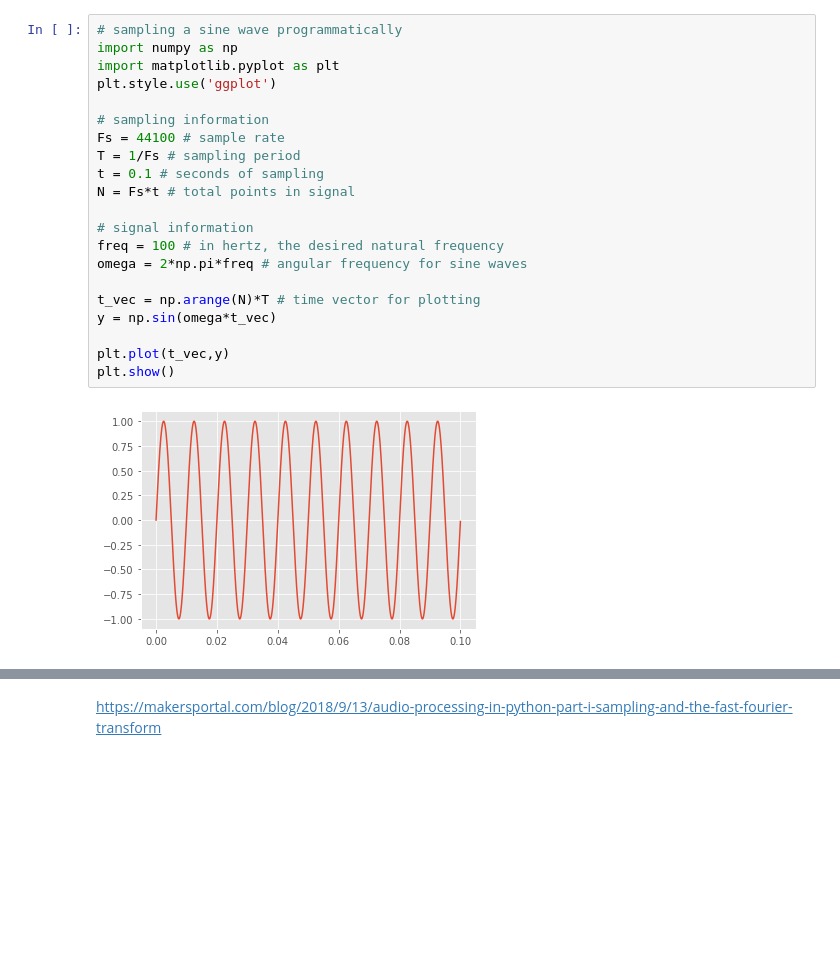
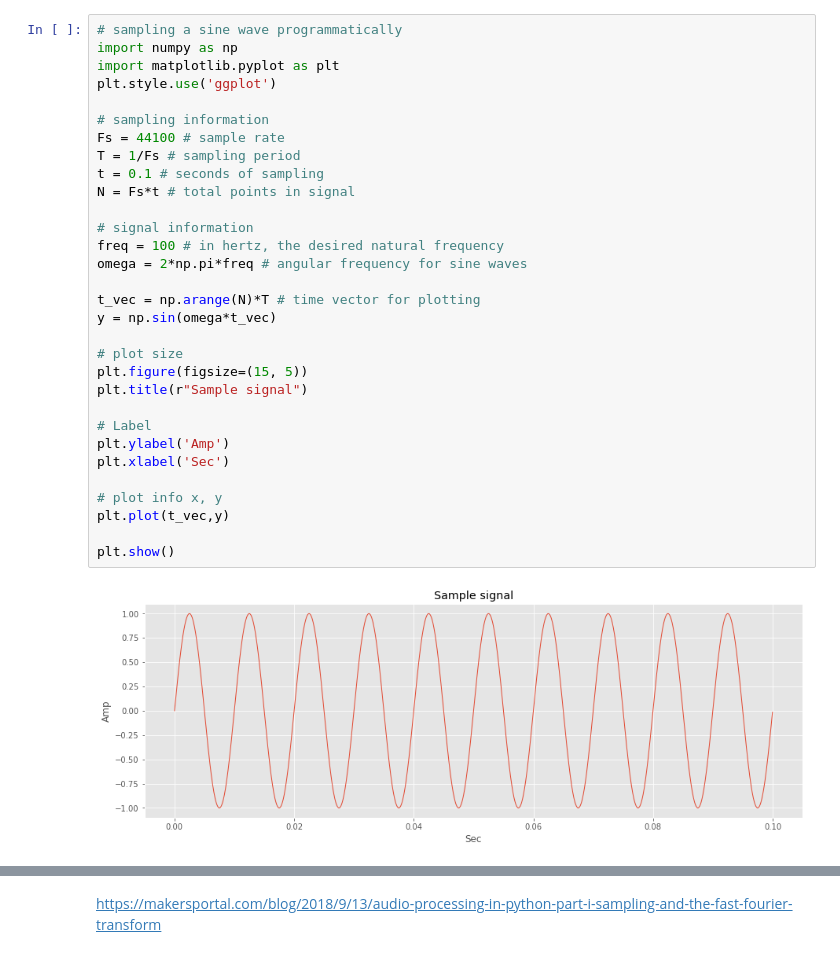
Before and after one commit to JeonghunLee/Colab_Audio_Simple, a Jupyter notebook: simple.ipynb, the cells around one changed output, grey strips where cells are left out. Saved outputs shown, nothing was run; the diff lists cells and outputs as text; blank space fills up the shorter version.

```diff
--- a/simple.ipynb
+++ b/simple.ipynb
@@ -1,26 +1,36 @@
 # %%
 # sampling a sine wave programmatically
 import numpy as np
 import matplotlib.pyplot as plt
 plt.style.use('ggplot')
 
 # sampling information
 Fs = 44100 # sample rate
 T = 1/Fs # sampling period
 t = 0.1 # seconds of sampling
 N = Fs*t # total points in signal
 
 # signal information
 freq = 100 # in hertz, the desired natural frequency
 omega = 2*np.pi*freq # angular frequency for sine waves
 
 t_vec = np.arange(N)*T # time vector for plotting
 y = np.sin(omega*t_vec)
 
+# plot size
+plt.figure(figsize=(15, 5))
+plt.title(r"Sample signal")
+
+# Label
+plt.ylabel('Amp')
+plt.xlabel('Sec')
+
+# plot info x, y
 plt.plot(t_vec,y)
+
 plt.show()
 # %% [output]
-[figure, old version]
+[figure, new version]
 # %%
 # fourier transform and frequency domain
 #
```
Also changed, not shown: parts of 4 cells of this notebook.
